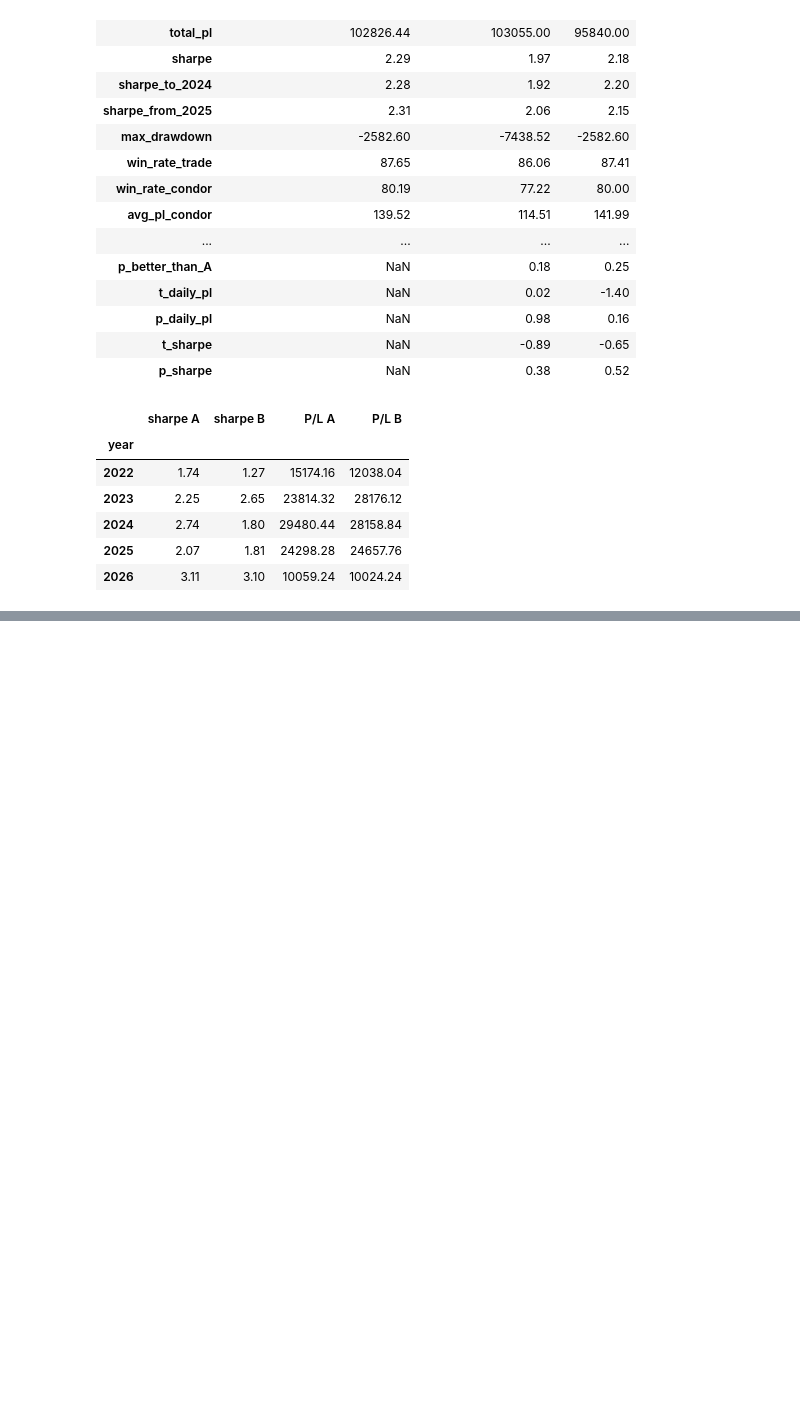
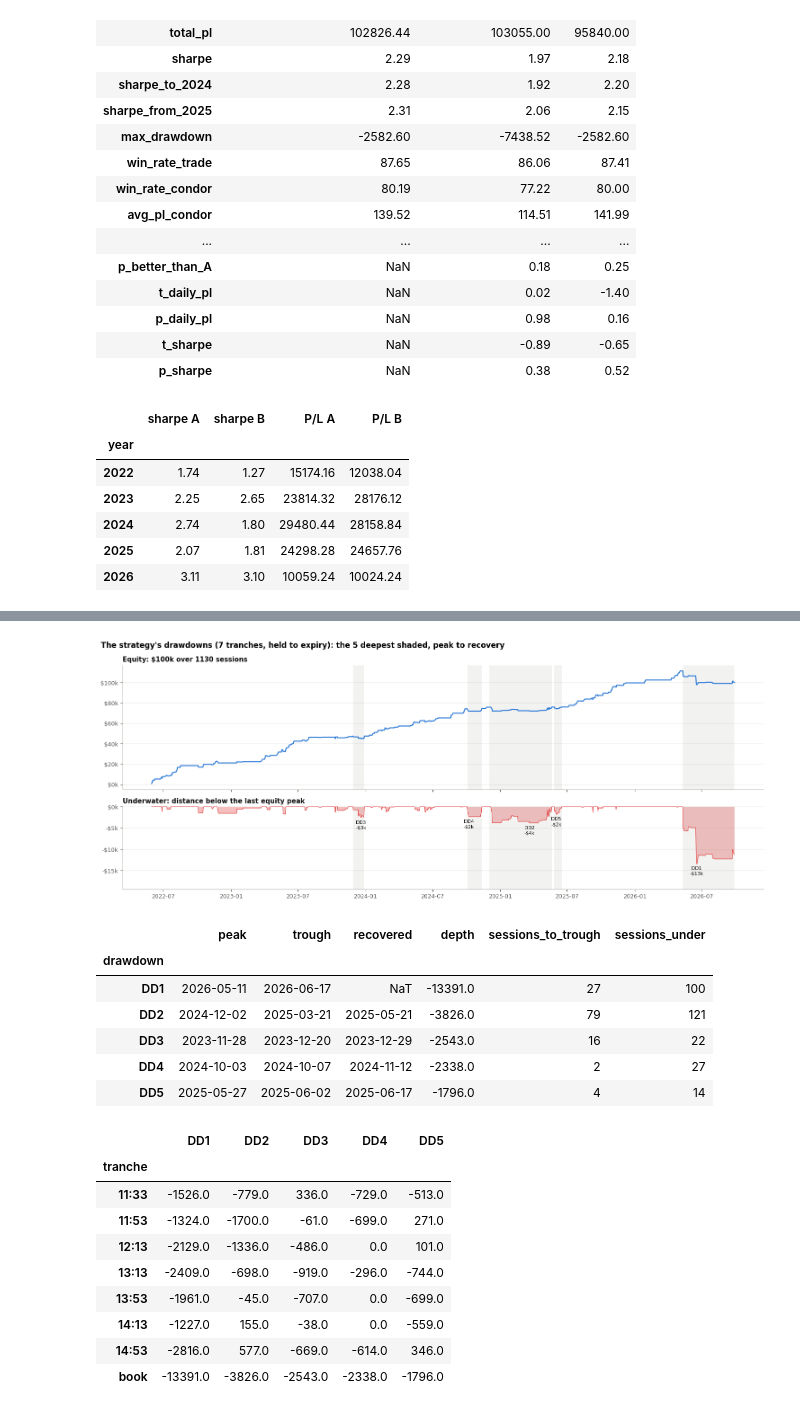
Before and after one commit to adam-masri24/ic-strat-notebooks, a Jupyter notebook: strategies/ic_strat/notebooks/ic_analysis.ipynb, the cells around one changed output, grey strips where cells are left out. Drawn from its saved outputs; the diff is of its cells as text; code cells hidden in the pictures; blank space fills up the shorter version.

Commit message:
Add the 2026 drawdown section and the drawdown forward selection

```diff
--- a/strategies/ic_strat/notebooks/ic_analysis.ipynb
+++ b/strategies/ic_strat/notebooks/ic_analysis.ipynb
@@ -1628,0 +1640,6 @@ display(by2)
+# %%
+log = lg.load_log()
+lc = lg.condors(log)
+rec = lg.reconcile(log, panel)
+print(f"sessions both cover: {rec.attrs['window'][0]:%Y-%m-%d} to {rec.attrs['window'][1]:%Y-%m-%d}")
+display(rec.round(2))
@@ -1628,0 +1659,26 @@ display(by2)
+# %%
+ldaily = lg.daily_matrix(log)
+leps = td.episodes(ldaily)
+td.fig_underwater(ldaily, leps); plt.show()
+display(leps.round(0))
+dd_start, dd_end = leps.iloc[0]["peak"] + pd.Timedelta(days=1), leps.iloc[0]["trough"]
+display(td.episode_contrib(ldaily, leps).round(0))
+# %% [output]
+[figure, added]
+|  | peak | trough | recovered | depth | sessions_to_trough | sessions_under |
+| drawdown |  |  |  |  |  |  |
+| DD1 | 2026-05-11 | 2026-06-17 | NaT | -13391.0 | 27 | 100 |
+| DD2 | 2024-12-02 | 2025-03-21 | 2025-05-21 | -3826.0 | 79 | 121 |
+| DD3 | 2023-11-28 | 2023-12-20 | 2023-12-29 | -2543.0 | 16 | 22 |
+| DD4 | 2024-10-03 | 2024-10-07 | 2024-11-12 | -2338.0 | 2 | 27 |
+| DD5 | 2025-05-27 | 2025-06-02 | 2025-06-17 | -1796.0 | 4 | 14 |
+|  | DD1 | DD2 | DD3 | DD4 | DD5 |
+| tranche |  |  |  |  |  |
+| 11:33 | -1526.0 | -779.0 | 336.0 | -729.0 | -513.0 |
+| 11:53 | -1324.0 | -1700.0 | -61.0 | -699.0 | 271.0 |
+| 12:13 | -2129.0 | -1336.0 | -486.0 | 0.0 | 101.0 |
+| 13:13 | -2409.0 | -698.0 | -919.0 | -296.0 | -744.0 |
+| 13:53 | -1961.0 | -45.0 | -707.0 | 0.0 | -699.0 |
+| 14:13 | -1227.0 | 155.0 | -38.0 | 0.0 | -559.0 |
+| 14:53 | -2816.0 | 577.0 | -669.0 | -614.0 | 346.0 |
+| book | -13391.0 | -3826.0 | -2543.0 | -2338.0 | -1796.0 |
```
Also changed, not shown: parts of 11 cells of this notebook, 3 other files.
